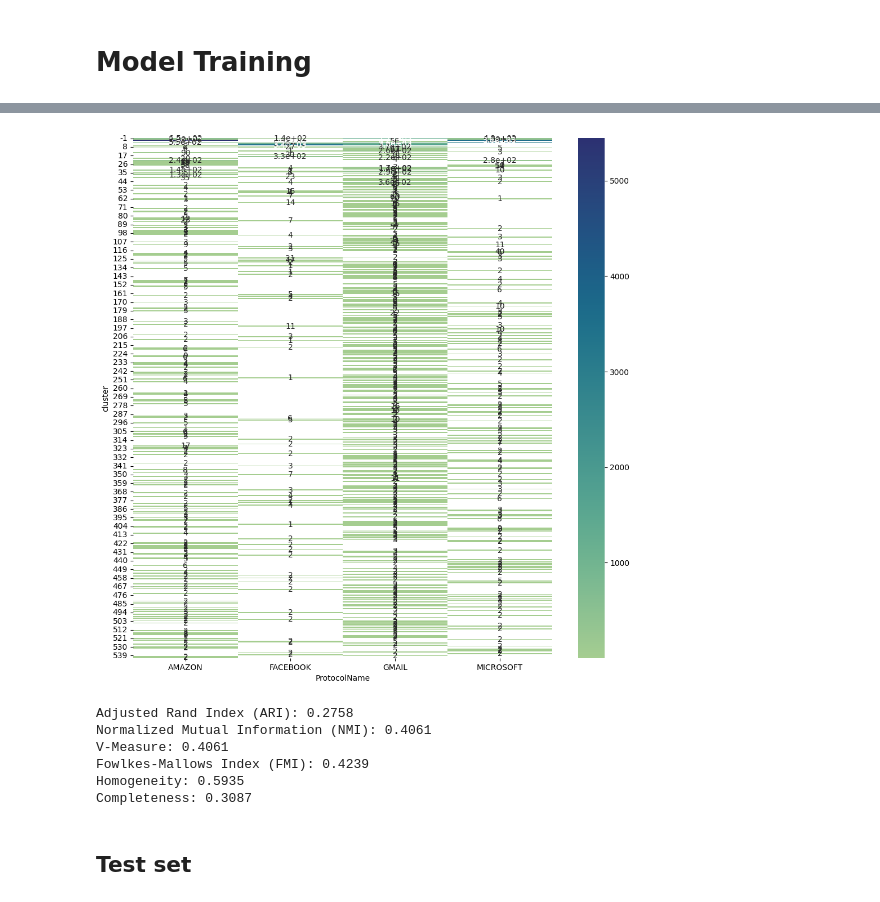
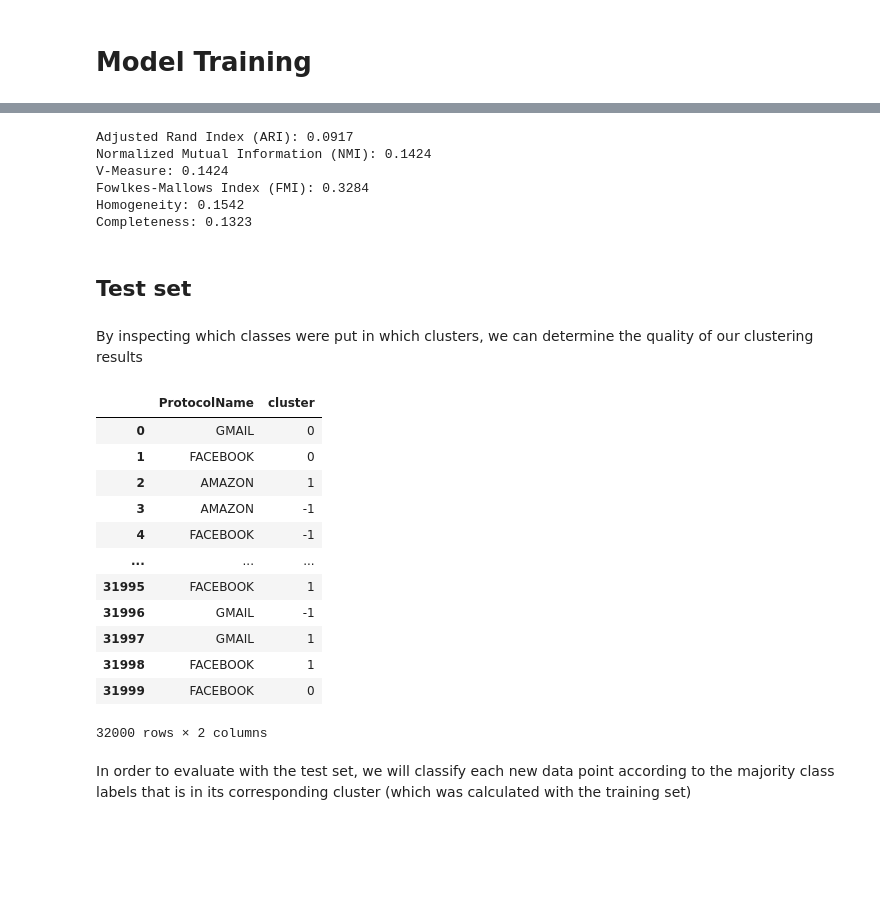
Before and after one commit to Osherz5/NetflowProtoPrediction, a Jupyter notebook: unsupervised-protocol-analysis.ipynb, the cells around one changed output, grey strips where cells are left out. Cells and saved outputs as stored; diff of their text form; code cells hidden in the pictures; blank space fills up the shorter version.

```diff
--- a/unsupervised-protocol-analysis.ipynb
+++ b/unsupervised-protocol-analysis.ipynb
@@ -402,39 +290,55 @@ cluster_proto_counts
-# %%
-plt.figure(figsize=(12,12))
-sns.heatmap(cluster_proto_counts, cmap='crest', annot=True)
-plt.show()
-# %% [output]
-[figure, removed]
 # %%
-true_labels = results.iloc[:,0]
-predicted_labels = results.iloc[:,1]
 
+def quant_metrics(true_labels, predicted_labels):
+    ari = adjusted_rand_score(true_labels, predicted_labels)
+    print(f"Adjusted Rand Index (ARI): {ari:.4f}")
 
-ari = adjusted_rand_score(true_labels, predicted_labels)
-print(f"Adjusted Rand Index (ARI): {ari:.4f}")
+    nmi = normalized_mutual_info_score(true_labels, predicted_labels)
+    print(f"Normalized Mutual Information (NMI): {nmi:.4f}")
 
-nmi = normalized_mutual_info_score(true_labels, predicted_labels)
-print(f"Normalized Mutual Information (NMI): {nmi:.4f}")
+    v_measure = v_measure_score(true_labels, predicted_labels)
+    print(f"V-Measure: {v_measure:.4f}")
 
-v_measure = v_measure_score(true_labels, predicted_labels)
-print(f"V-Measure: {v_measure:.4f}")
+    fmi = fowlkes_mallows_score(true_labels, predicted_labels)
+    print(f"Fowlkes-Mallows Index (FMI): {fmi:.4f}")
 
-fmi = fowlkes_mallows_score(true_labels, predicted_labels)
-print(f"Fowlkes-Mallows Index (FMI): {fmi:.4f}")
-
-homogeneity = homogeneity_score(true_labels, predicted_labels)
-completeness = completeness_score(true_labels, predicted_labels)
-print(f"Homogeneity: {homogeneity:.4f}")
-print(f"Completeness: {completeness:.4f}")
+    homogeneity = homogeneity_score(true_labels, predicted_labels)
+    completeness = completeness_score(true_labels, predicted_labels)
+    print(f"Homogeneity: {homogeneity:.4f}")
+    print(f"Completeness: {completeness:.4f}")
-# %% [output]
-Adjusted Rand Index (ARI): 0.2758
-Normalized Mutual Information (NMI): 0.4061
-V-Measure: 0.4061
-Fowlkes-Mallows Index (FMI): 0.4239
-Homogeneity: 0.5935
-Completeness: 0.3087
+# %%
+true_labels = cluster_results.iloc[:,0]
+predicted_labels = cluster_results.iloc[:,1]
+quant_metrics(true_labels, predicted_labels)
+# %% [output]
+Adjusted Rand Index (ARI): 0.0917
+Normalized Mutual Information (NMI): 0.1424
+V-Measure: 0.1424
+Fowlkes-Mallows Index (FMI): 0.3284
+Homogeneity: 0.1542
+Completeness: 0.1323
 # %% [markdown]
 ## Test set
+# %% [markdown]
+By inspecting which classes were put in which clusters, we can determine the quality of our clustering results
+# %%
+cluster_results
+# %% [output]
+|  | ProtocolName | cluster |
+| 0 | GMAIL | 0 |
+| 1 | FACEBOOK | 0 |
+| 2 | AMAZON | 1 |
+| 3 | AMAZON | -1 |
+| 4 | FACEBOOK | -1 |
+| ... | ... | ... |
+| 31995 | FACEBOOK | 1 |
+| 31996 | GMAIL | -1 |
+| 31997 | GMAIL | 1 |
+| 31998 | FACEBOOK | 1 |
+| 31999 | FACEBOOK | 0 |
+32000 rows × 2 columns
+# %% [markdown]
+In order to evaluate with the test set, we will classify each new data point according to the majority class labels that is in its corresponding cluster (which was calculated with the training set)
 # %%
 X_test = scaler.fit_transform(X_test)
 y_test_pred = model.fit_predict(X_test)
```
Also changed, not shown: parts of 54 cells of this notebook, 3 other files.
